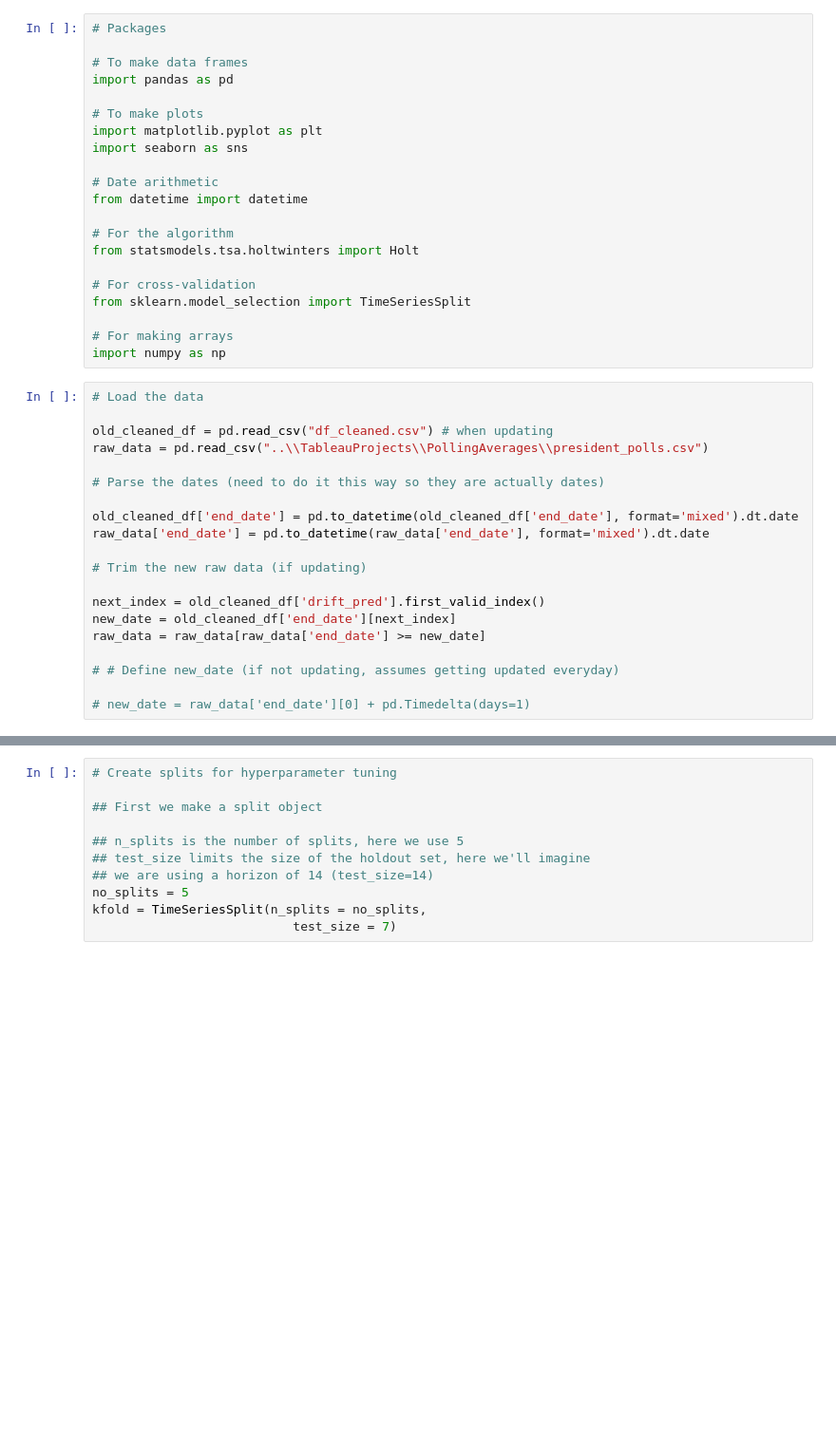
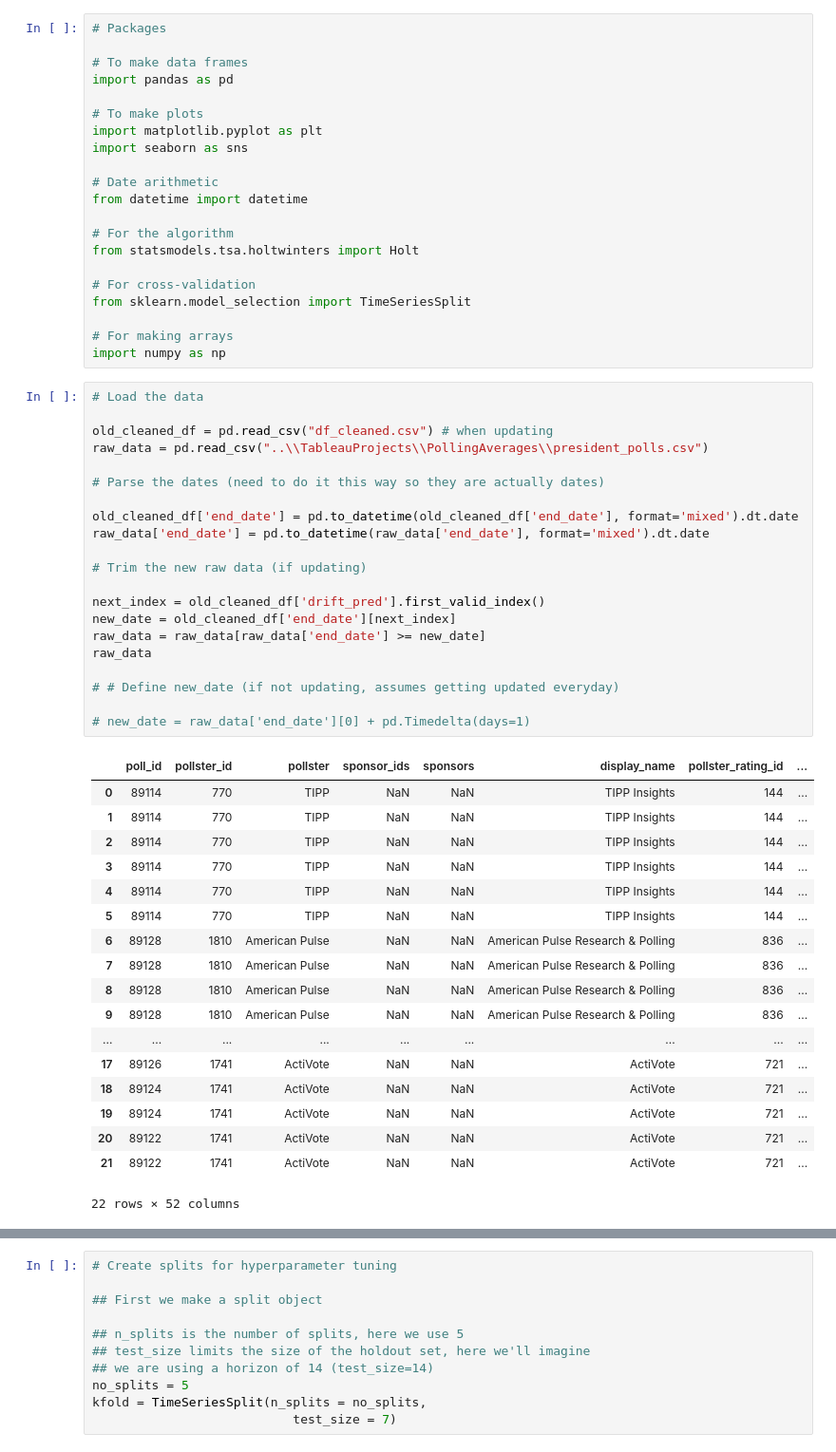
Before and after one commit to wh33les/2024ElectionForecast, a Jupyter notebook: forecast.ipynb, the cells around one changed output, grey strips where cells are left out. Shown: that part at 95% size. Saved outputs shown, nothing was run; the diff lists cells and outputs as text; blank space fills up the shorter version.

```diff
--- a/forecast.ipynb
+++ b/forecast.ipynb
@@ -22,23 +22,43 @@ import numpy as np
 # %%
 # Load the data
 
 old_cleaned_df = pd.read_csv("df_cleaned.csv") # when updating
 raw_data = pd.read_csv("..\\TableauProjects\\PollingAverages\\president_polls.csv")
 
 # Parse the dates (need to do it this way so they are actually dates)
 
 old_cleaned_df['end_date'] = pd.to_datetime(old_cleaned_df['end_date'], format='mixed').dt.date
 raw_data['end_date'] = pd.to_datetime(raw_data['end_date'], format='mixed').dt.date
 
 # Trim the new raw data (if updating)
 
 next_index = old_cleaned_df['drift_pred'].first_valid_index()
 new_date = old_cleaned_df['end_date'][next_index]
 raw_data = raw_data[raw_data['end_date'] >= new_date]
+raw_data
 
 # # Define new_date (if not updating, assumes getting updated everyday)
 
 # new_date = raw_data['end_date'][0] + pd.Timedelta(days=1)
+# %% [output]
+|  | poll_id | pollster_id | pollster | sponsor_ids | sponsors | display_name | pollster_rating_id | ... |
+| 0 | 89114 | 770 | TIPP | NaN | NaN | TIPP Insights | 144 | ... |
+| 1 | 89114 | 770 | TIPP | NaN | NaN | TIPP Insights | 144 | ... |
+| 2 | 89114 | 770 | TIPP | NaN | NaN | TIPP Insights | 144 | ... |
+| 3 | 89114 | 770 | TIPP | NaN | NaN | TIPP Insights | 144 | ... |
+| 4 | 89114 | 770 | TIPP | NaN | NaN | TIPP Insights | 144 | ... |
+| 5 | 89114 | 770 | TIPP | NaN | NaN | TIPP Insights | 144 | ... |
+| 6 | 89128 | 1810 | American Pulse | NaN | NaN | American Pulse Research & Polling | 836 | ... |
+| 7 | 89128 | 1810 | American Pulse | NaN | NaN | American Pulse Research & Polling | 836 | ... |
+| 8 | 89128 | 1810 | American Pulse | NaN | NaN | American Pulse Research & Polling | 836 | ... |
+| 9 | 89128 | 1810 | American Pulse | NaN | NaN | American Pulse Research & Polling | 836 | ... |
+| ... | ... | ... | ... | ... | ... | ... | ... | ... |
+| 17 | 89126 | 1741 | ActiVote | NaN | NaN | ActiVote | 721 | ... |
+| 18 | 89124 | 1741 | ActiVote | NaN | NaN | ActiVote | 721 | ... |
+| 19 | 89124 | 1741 | ActiVote | NaN | NaN | ActiVote | 721 | ... |
+| 20 | 89122 | 1741 | ActiVote | NaN | NaN | ActiVote | 721 | ... |
+| 21 | 89122 | 1741 | ActiVote | NaN | NaN | ActiVote | 721 | ... |
+22 rows × 52 columns
 # %%
 # Remove the new_date and beyond rows from the old data and clear the model and drift_pred columns
 
```
Also changed, not shown: parts of 7 cells of this notebook, 8 other files.
